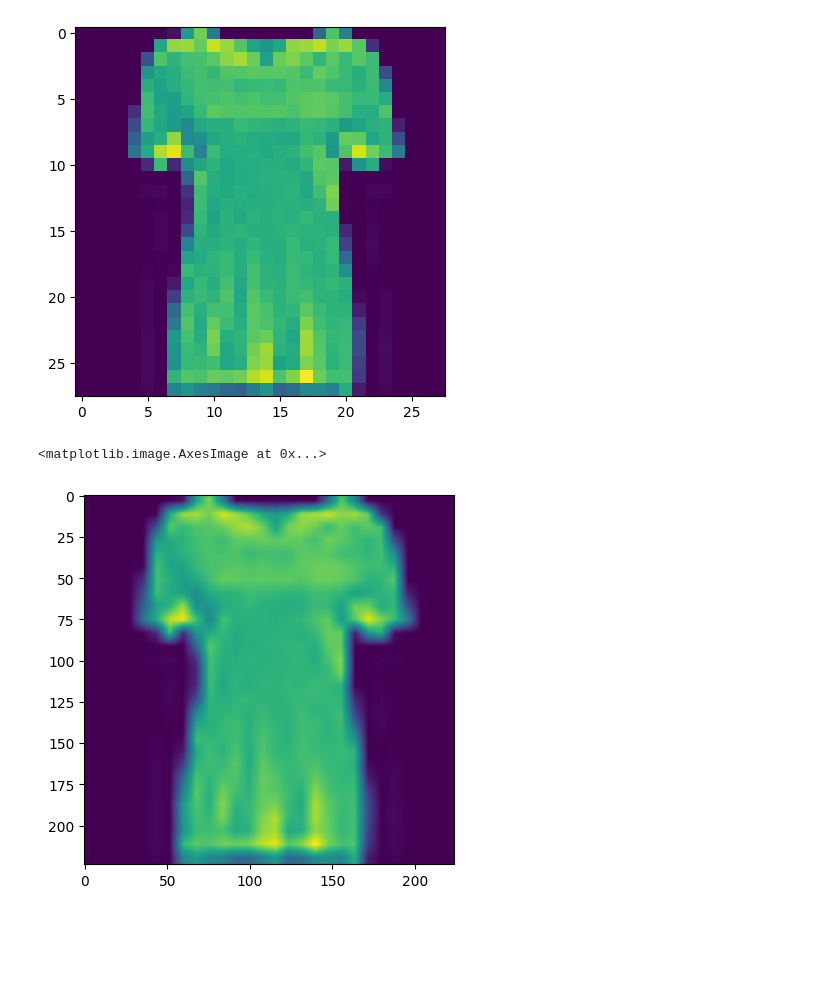
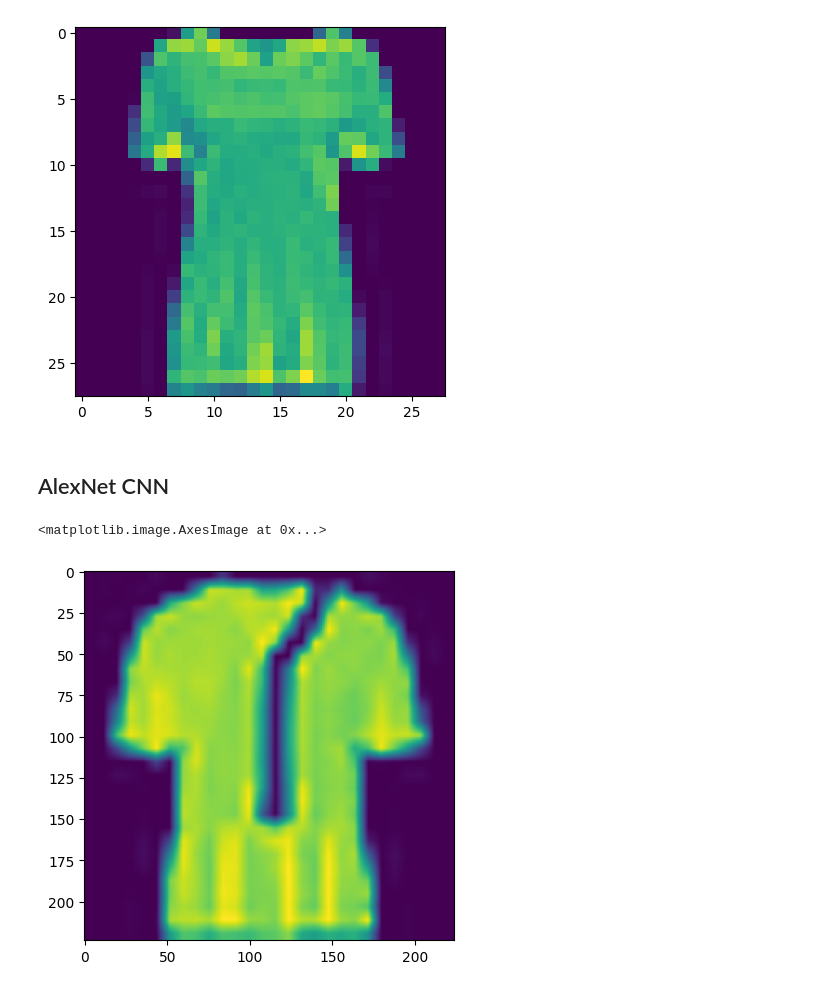
Before and after one commit to ksantoso2/nn, a Jupyter notebook: project.ipynb, the cells around one changed output. Saved outputs shown, nothing was run; the diff lists cells and outputs as text; code cells hidden in the pictures; blank space fills up the shorter version.

```diff
--- a/project.ipynb
+++ b/project.ipynb
@@ -34,24 +176,38 @@ plt.imshow(train_dataset[10][0][0])
+# %% [markdown]
+## AlexNet CNN
 # %%
 # TRANSFORMS TO 224x224x3
 alex_transforms = transforms.Compose([
     transforms.Resize(224),
     transforms.Grayscale(num_output_channels=3),
     transforms.ToTensor()
 ])
 
-train_dataset = FashionMNIST(root="./data", train=True, download=True, transform=alex_transforms)
-valid_dataset = FashionMNIST(root="./data", train=False, download=True, transform=alex_transforms)
+torch.manual_seed(47)
 
-trainloader = torch.utils.data.DataLoader(train_dataset, batch_size=256,
+alex_dataset = FashionMNIST(root="./data", train=True, download=True, transform=alex_transforms)
+alex_test_dataset = FashionMNIST(root="./data", train=False, download=True, transform=alex_transforms)
+
+train_size = int(0.9 * len(alex_dataset))
+val_size = len(alex_dataset) - train_size
+alex_train_dataset, alex_valid_dataset = random_split(alex_dataset, [train_size, val_size])
+batch_size = 256
+
+# train_dataset = FashionMNIST(root="./data", train=True, download=True, transform=alex_transforms)
+# valid_dataset = FashionMNIST(root="./data", train=False, download=True, transform=alex_transforms)
+
+alex_trainLoader = DataLoader(alex_train_dataset, batch_size=256,
                                           shuffle=True, num_workers=2)
-validLoader = torch.utils.data.DataLoader(valid_dataset, batch_size=256,
+alex_validLoader = DataLoader(alex_valid_dataset, batch_size=256,
+                                          shuffle=True, num_workers=2)
+alex_testLoader = DataLoader(alex_test_dataset, batch_size=256,
                                           shuffle=True, num_workers=2)
 
 
-plt.imshow(train_dataset[10][0][0])
+plt.imshow(alex_train_dataset[10][0][0])
 # %% [output]
 <matplotlib.image.AxesImage at 0x...>
-[figure, old version]
+[figure, new version]
 # %%
 # AlexNet
 
```
Also changed, not shown: parts of 18 cells of this notebook.
